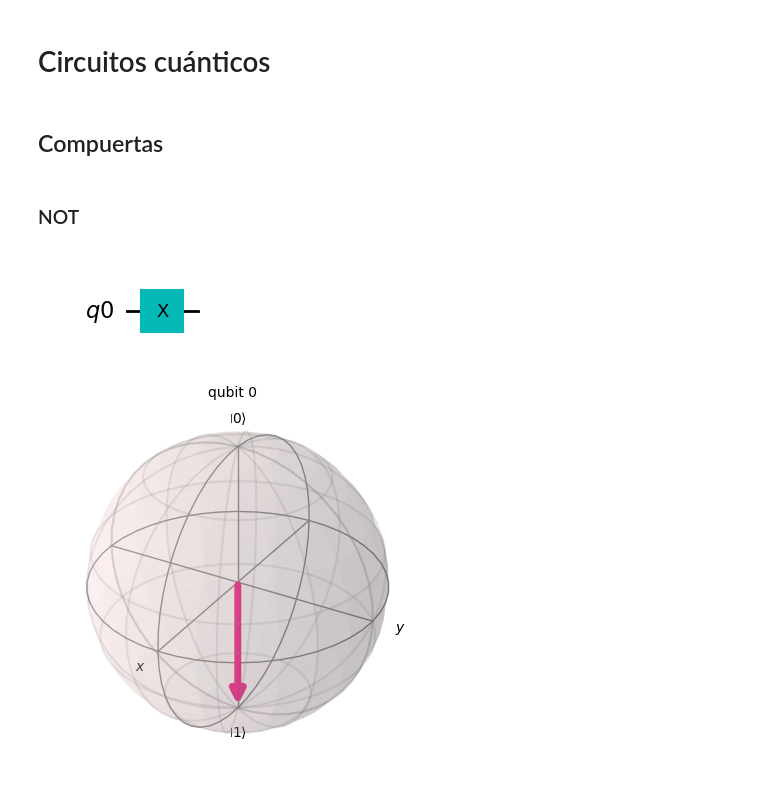
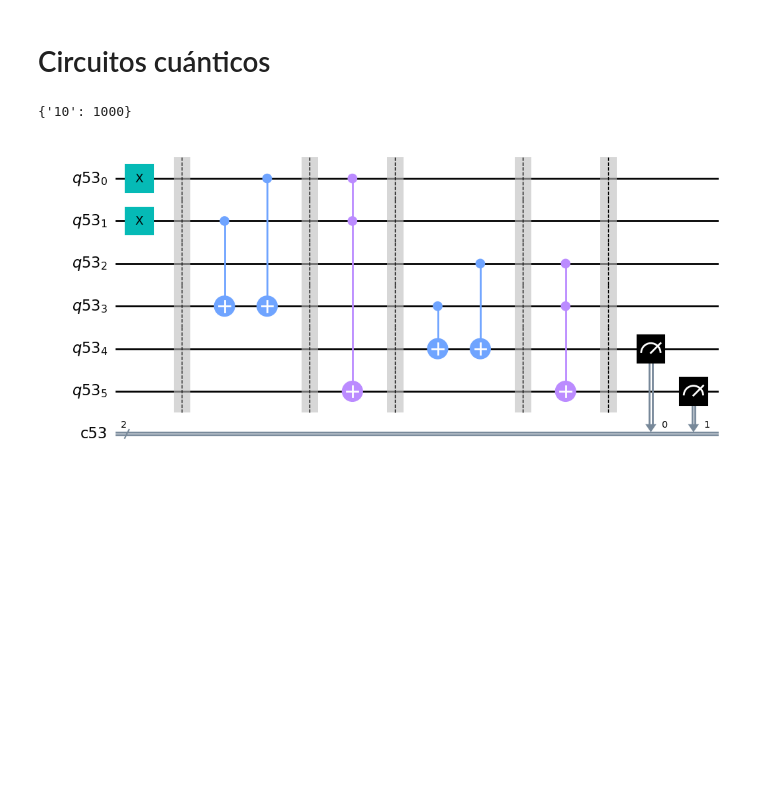
Before and after one commit to Erickype/QuantumLearning, a Jupyter notebook: QiskitFallFest/Ejercicios/ejercicio1.ipynb, the cells around one changed output. Drawn from its saved outputs; the diff is of its cells as text; code cells hidden in the pictures; blank space fills up the shorter version.

```diff
--- a/QiskitFallFest/Ejercicios/ejercicio1.ipynb
+++ b/QiskitFallFest/Ejercicios/ejercicio1.ipynb
@@ -8,19 +7,46 @@ from qiskit.visualization import plot_bloch_multivector
-# %% [markdown]
-## Compuertas
-# %% [markdown]
-### NOT
-# %%
-# Hagamos una compuerta X en un qubit con estado |0>
-q = QuantumRegister(1, name="q0")
-qc = QuantumCircuit(q)
-qc.x(q[0])
-qc.draw(output='mpl')
-# %% [output]
-[figure, removed]
-# %%
-# Veamos el resultado
-backend = Aer.get_backend('statevector_simulator')
-result = execute(qc, backend).result().get_statevector(qc, decimals=3)
-plot_bloch_multivector(result)
-# %% [output]
-[figure, removed]
+# %%
+# Define los registros
+q = QuantumRegister(6) # 8 qubits
+c = ClassicalRegister(2) # 2 bits clásicos
+qc = QuantumCircuit(q, c)
+# Define la entrada
+# X = 1
+qc.x(q[0])
+# A = 1
+qc.x(q[1])
+# B = 0
+
+qc.barrier()
+
+# Define el circuito cuántico
+# S = X + A
+qc.cx(q[1], q[3])
+qc.cx(q[0], q[3])
+qc.barrier()
+
+# C = X + A
+qc.ccx(q[0], q[1], q[5])
+qc.barrier()
+
+# S = (X + A) + B
+qc.cx(q[3], q[4])
+qc.cx(q[2], q[4])
+qc.barrier()
+
+# C = (X + A) + B
+qc.ccx(q[2], q[3], q[5])
+qc.barrier()
+
+# Mide tu circuito, recuerda, se deben medir 2 qubits de salida
+qc.measure(q[4], c[0])
+qc.measure(q[5], c[1])
+
+simulador = Aer.get_backend('aer_simulator')
+job = simulador.run(qc, shots=1000)
+result = job.result()
+count = result.get_counts()
+print(count)
+qc.draw(output='mpl')
+# %% [output]
+{'10': 1000}
+[figure, added]
```
Also changed, not shown: parts of 1 cell of this notebook.
